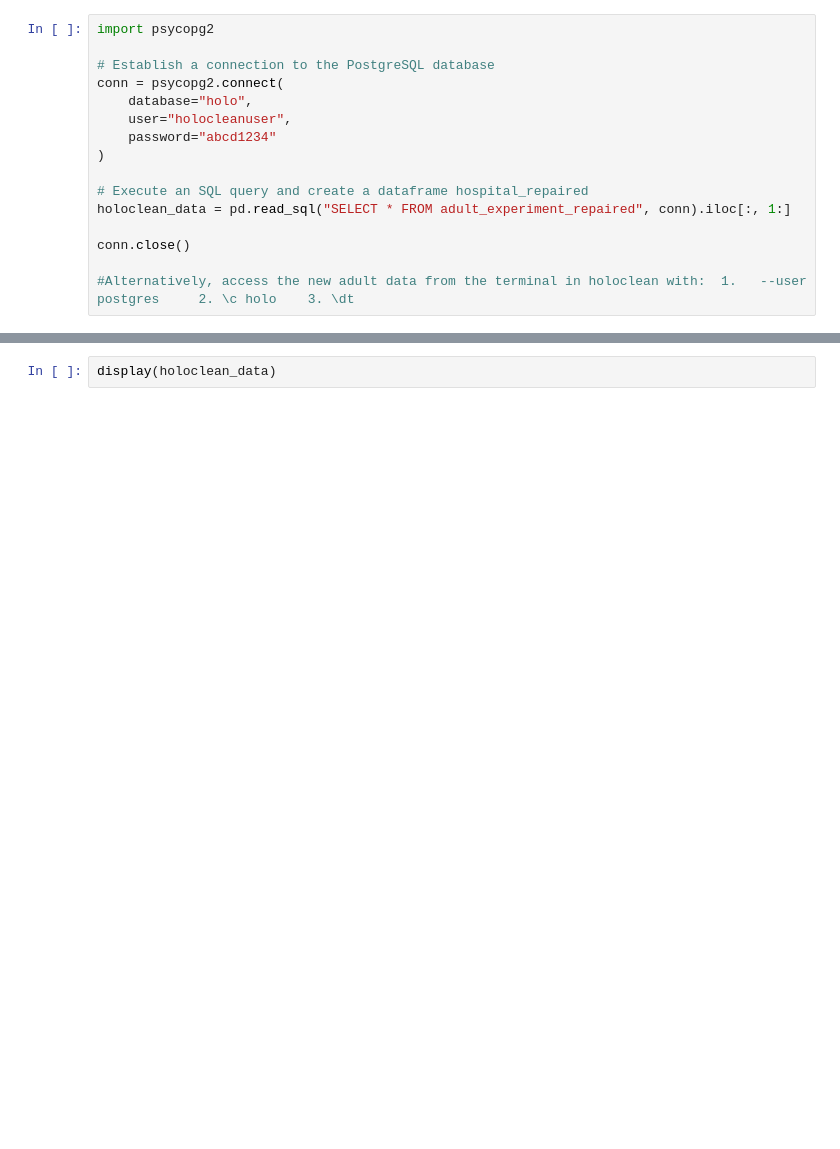
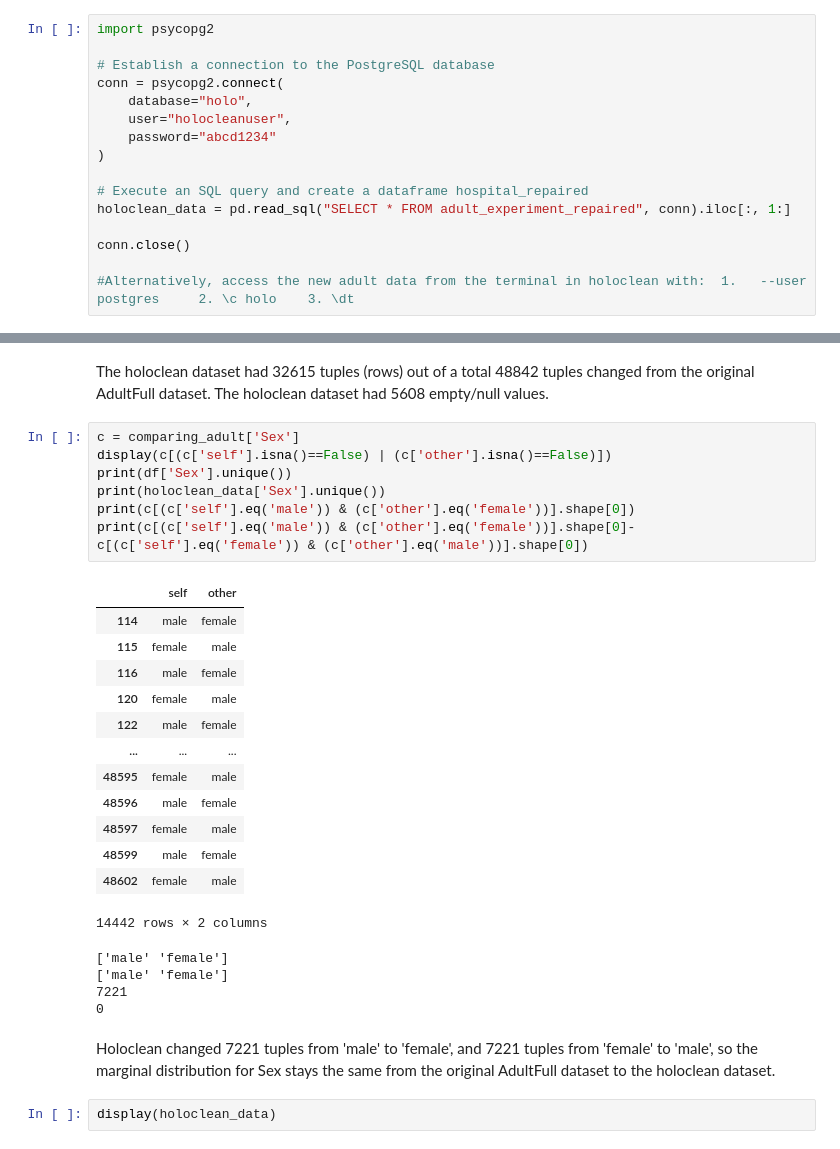
Before and after one commit to kushagraghosh/DataRepairAndFairness, a Jupyter notebook: SmallHolocleanExperimentWithAdult.ipynb, the cells around one changed output, grey strips where cells are left out. Cells and saved outputs as stored; diff of their text form; blank space fills up the shorter version.

```diff
--- a/SmallHolocleanExperimentWithAdult.ipynb
+++ b/SmallHolocleanExperimentWithAdult.ipynb
@@ -121,3 +125,32 @@ print(f"{comparing_adult.shape[0]} tuples (rows) out of a total {df.shape[0]} we
+# %% [markdown]
+The holoclean dataset had 32615 tuples (rows) out of a total 48842 tuples changed from the original AdultFull dataset. The holoclean dataset had 5608 empty/null values.
+# %%
+c = comparing_adult['Sex']
+display(c[(c['self'].isna()==False) | (c['other'].isna()==False)])
+print(df['Sex'].unique())
+print(holoclean_data['Sex'].unique())
+print(c[(c['self'].eq('male')) & (c['other'].eq('female'))].shape[0])
+print(c[(c['self'].eq('male')) & (c['other'].eq('female'))].shape[0]-c[(c['self'].eq('female')) & (c['other'].eq('male'))].shape[0])
+# %% [output]
+|  | self | other |
+| 114 | male | female |
+| 115 | female | male |
+| 116 | male | female |
+| 120 | female | male |
+| 122 | male | female |
+| ... | ... | ... |
+| 48595 | female | male |
+| 48596 | male | female |
+| 48597 | female | male |
+| 48599 | male | female |
+| 48602 | female | male |
+14442 rows × 2 columns
+['male' 'female']
+['male' 'female']
+7221
+0
+# %% [markdown]
+Holoclean changed 7221 tuples from 'male' to 'female', and 7221 tuples from 'female' to 'male', so the marginal distribution for Sex stays the same from the original AdultFull dataset to the holoclean dataset.
 # %%
 display(holoclean_data)
 # %% [output]
```
Also changed, not shown: parts of 12 cells of this notebook.
